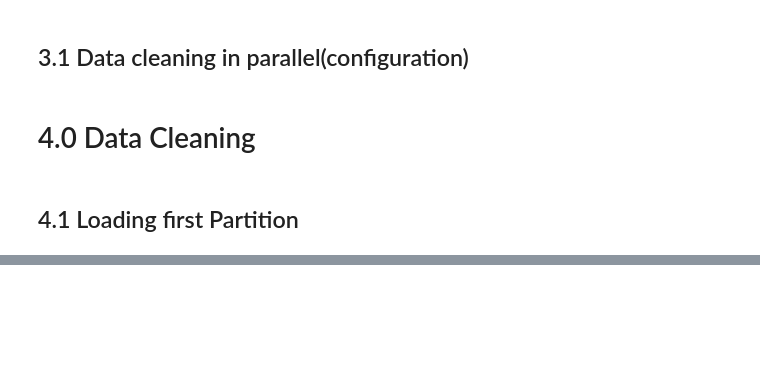
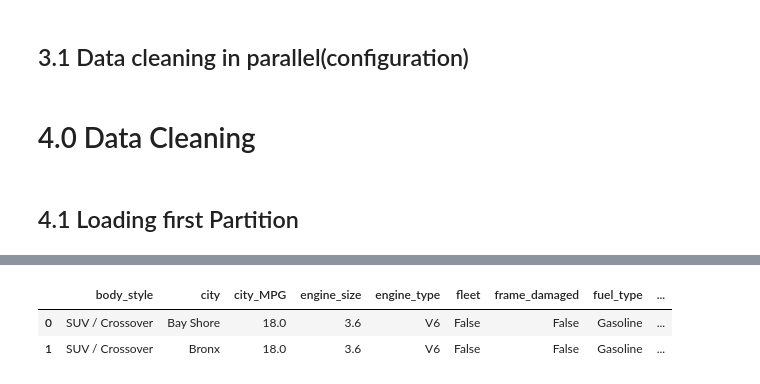
Before and after one commit to psalishol/used-car-price-in-united-state, a Jupyter notebook: notebooks/preprocessing.ipynb, the cells around one changed output, grey strips where cells are left out. Drawn from its saved outputs; the diff is of its cells as text; code cells hidden in the pictures; blank space fills up the shorter version.

```diff
--- a/notebooks/preprocessing.ipynb
+++ b/notebooks/preprocessing.ipynb
@@ -291,3 +279,10 @@ def clean_data(data):
 
 
     return data
+# %%
+new_data = clean_data(data)
+new_data.head(2)
+# %% [output]
+|  | body_style | city | city_MPG | engine_size | engine_type | fleet | frame_damaged | fuel_type | ... |
+| 0 | SUV / Crossover | Bay Shore | 18.0 | 3.6 | V6 | False | False | Gasoline | ... |
+| 1 | SUV / Crossover | Bronx | 18.0 | 3.6 | V6 | False | False | Gasoline | ... |
```
Also changed, not shown: parts of 14 cells of this notebook.
